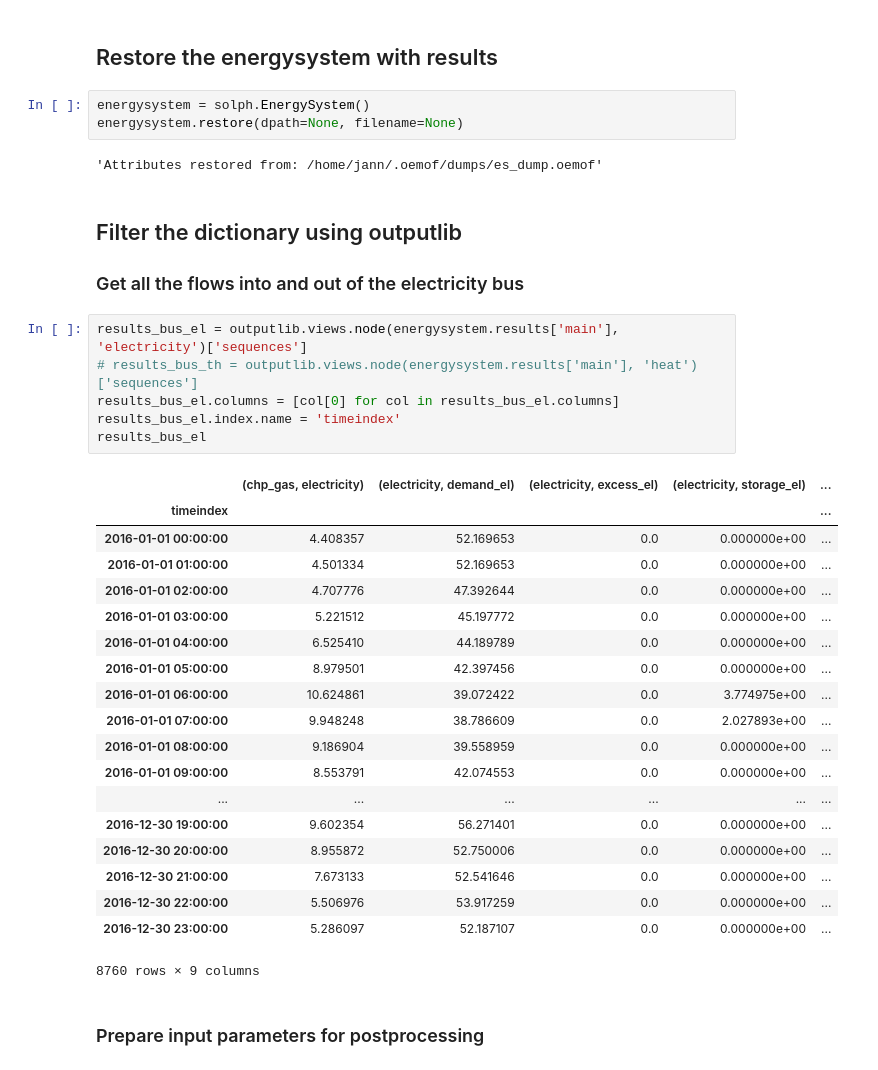
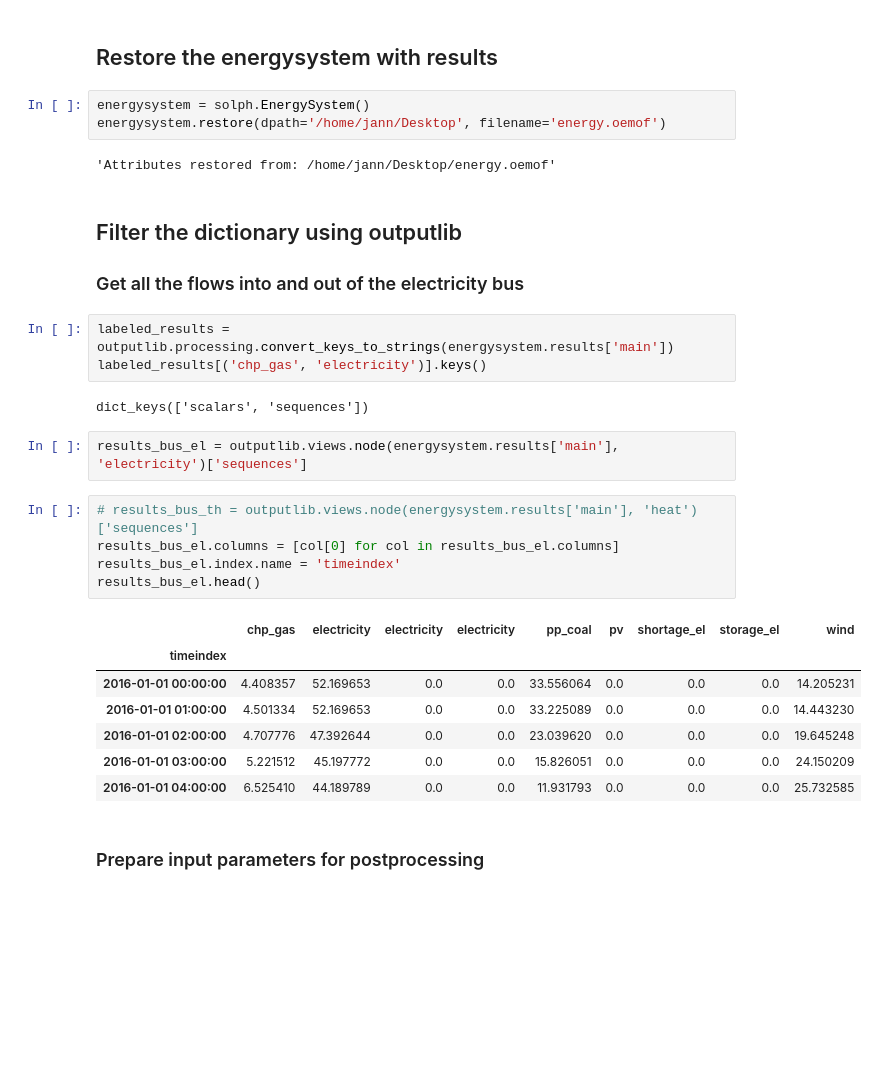
Before and after one commit to rl-institut/workshop, a Jupyter notebook: oemof/2_Beispiel_und_Uebung/2_Postprocessing_und_Plots.ipynb, the cells around one changed output. Drawn from its saved outputs; the diff is of its cells as text; blank space fills up the shorter version.

```diff
--- a/oemof/2_Beispiel_und_Uebung/2_Postprocessing_und_Plots.ipynb
+++ b/oemof/2_Beispiel_und_Uebung/2_Postprocessing_und_Plots.ipynb
@@ -21,38 +21,32 @@ rcParams['font.size'] = 25
 ## Restore the energysystem with results
 # %%
 energysystem = solph.EnergySystem()
-energysystem.restore(dpath=None, filename=None)
+energysystem.restore(dpath='/home/jann/Desktop', filename='energy.oemof')
 # %% [output]
-'Attributes restored from: /home/jann/.oemof/dumps/es_dump.oemof'
+'Attributes restored from: /home/jann/Desktop/energy.oemof'
 # %% [markdown]
 ## Filter the dictionary using outputlib
 ### Get all the flows into and out of the electricity bus
+# %%
+labeled_results = outputlib.processing.convert_keys_to_strings(energysystem.results['main'])
+labeled_results[('chp_gas', 'electricity')].keys()
+# %% [output]
+dict_keys(['scalars', 'sequences'])
+# %%
+results_bus_el = outputlib.views.node(energysystem.results['main'], 'electricity')['sequences']
 # %%
-results_bus_el = outputlib.views.node(energysystem.results['main'], 'electricity')['sequences']
 # results_bus_th = outputlib.views.node(energysystem.results['main'], 'heat')['sequences']
 results_bus_el.columns = [col[0] for col in results_bus_el.columns]
 results_bus_el.index.name = 'timeindex'
-results_bus_el
+results_bus_el.head()
 # %% [output]
-|  | (chp_gas, electricity) | (electricity, demand_el) | (electricity, excess_el) | (electricity, storage_el) | ... |
-| timeindex |  |  |  |  | ... |
-| 2016-01-01 00:00:00 | 4.408357 | 52.169653 | 0.0 | 0.000000e+00 | ... |
-| 2016-01-01 01:00:00 | 4.501334 | 52.169653 | 0.0 | 0.000000e+00 | ... |
-| 2016-01-01 02:00:00 | 4.707776 | 47.392644 | 0.0 | 0.000000e+00 | ... |
-| 2016-01-01 03:00:00 | 5.221512 | 45.197772 | 0.0 | 0.000000e+00 | ... |
-| 2016-01-01 04:00:00 | 6.525410 | 44.189789 | 0.0 | 0.000000e+00 | ... |
-| 2016-01-01 05:00:00 | 8.979501 | 42.397456 | 0.0 | 0.000000e+00 | ... |
-| 2016-01-01 06:00:00 | 10.624861 | 39.072422 | 0.0 | 3.774975e+00 | ... |
-| 2016-01-01 07:00:00 | 9.948248 | 38.786609 | 0.0 | 2.027893e+00 | ... |
-| 2016-01-01 08:00:00 | 9.186904 | 39.558959 | 0.0 | 0.000000e+00 | ... |
-| 2016-01-01 09:00:00 | 8.553791 | 42.074553 | 0.0 | 0.000000e+00 | ... |
-| ... | ... | ... | ... | ... | ... |
-| 2016-12-30 19:00:00 | 9.602354 | 56.271401 | 0.0 | 0.000000e+00 | ... |
-| 2016-12-30 20:00:00 | 8.955872 | 52.750006 | 0.0 | 0.000000e+00 | ... |
-| 2016-12-30 21:00:00 | 7.673133 | 52.541646 | 0.0 | 0.000000e+00 | ... |
-| 2016-12-30 22:00:00 | 5.506976 | 53.917259 | 0.0 | 0.000000e+00 | ... |
-| 2016-12-30 23:00:00 | 5.286097 | 52.187107 | 0.0 | 0.000000e+00 | ... |
+|  | chp_gas | electricity | electricity | electricity | pp_coal | pv | shortage_el | storage_el | wind |
+| timeindex |  |  |  |  |  |  |  |  |  |
+| 2016-01-01 00:00:00 | 4.408357 | 52.169653 | 0.0 | 0.0 | 33.556064 | 0.0 | 0.0 | 0.0 | 14.205231 |
+| 2016-01-01 01:00:00 | 4.501334 | 52.169653 | 0.0 | 0.0 | 33.225089 | 0.0 | 0.0 | 0.0 | 14.443230 |
+| 2016-01-01 02:00:00 | 4.707776 | 47.392644 | 0.0 | 0.0 | 23.039620 | 0.0 | 0.0 | 0.0 | 19.645248 |
+| 2016-01-01 03:00:00 | 5.221512 | 45.197772 | 0.0 | 0.0 | 15.826051 | 0.0 | 0.0 | 0.0 | 24.150209 |
+| 2016-01-01 04:00:00 | 6.525410 | 44.189789 | 0.0 | 0.0 | 11.931793 | 0.0 | 0.0 | 0.0 | 25.732585 |
-8760 rows × 9 columns
 # %% [markdown]
 ### Prepare input parameters for postprocessing
 # %%
```
Also changed, not shown: parts of 11 cells of this notebook, 1 other file.
